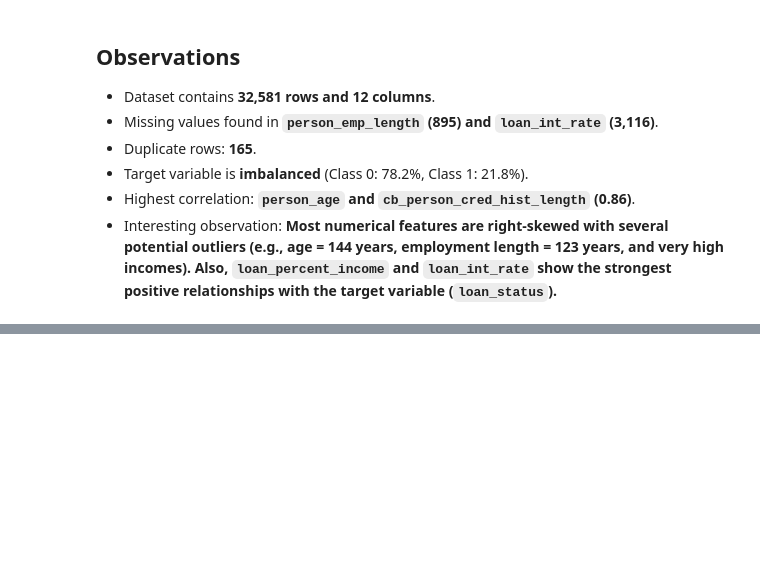
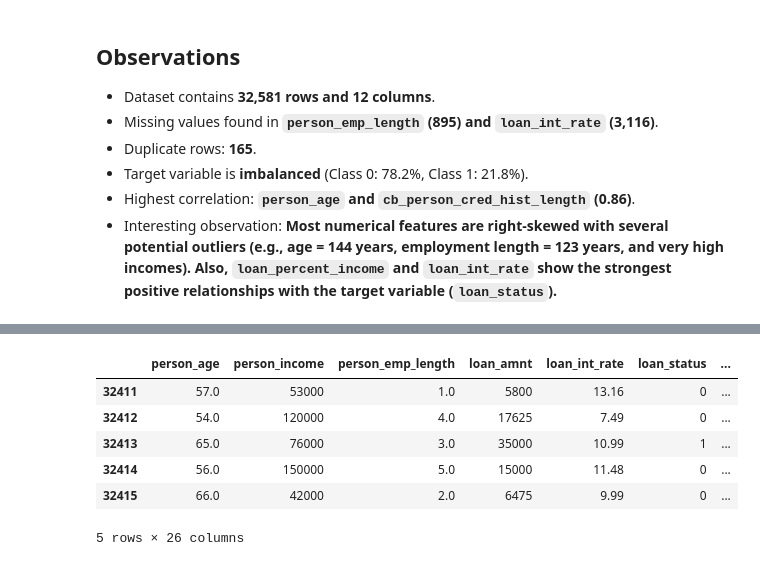
Before and after one commit to alirazasaleem-1/CodeAlpha_CreditScoringModel, a Jupyter notebook: notebooks/Credit_Scoring_Model.ipynb, the cells around one changed output, grey strips where cells are left out. Cells and saved outputs as stored; diff of their text form; code cells hidden in the pictures; blank space fills up the shorter version.

```diff
--- a/notebooks/Credit_Scoring_Model.ipynb
+++ b/notebooks/Credit_Scoring_Model.ipynb
@@ -193,0 +618,10 @@ The correlation heatmap shows that most numerical features have weak to moderate
+# %%
+final_df.tail()
+# %% [output]
+|  | person_age | person_income | person_emp_length | loan_amnt | loan_int_rate | loan_status | ... |
+| 32411 | 57.0 | 53000 | 1.0 | 5800 | 13.16 | 0 | ... |
+| 32412 | 54.0 | 120000 | 4.0 | 17625 | 7.49 | 0 | ... |
+| 32413 | 65.0 | 76000 | 3.0 | 35000 | 10.99 | 1 | ... |
+| 32414 | 56.0 | 150000 | 5.0 | 15000 | 11.48 | 0 | ... |
+| 32415 | 66.0 | 42000 | 2.0 | 6475 | 9.99 | 0 | ... |
+5 rows × 26 columns
```
Also changed, not shown: parts of 70 cells of this notebook, 1 other file.
